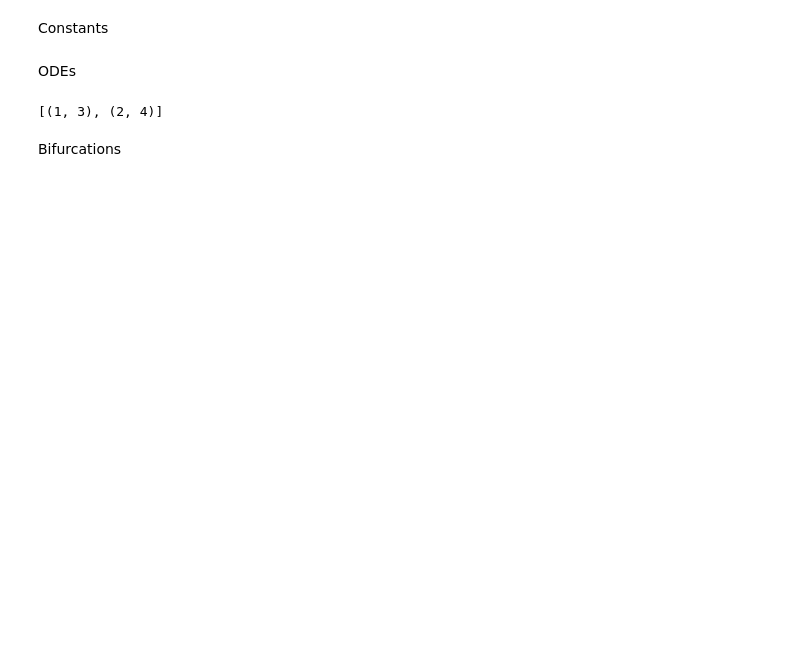
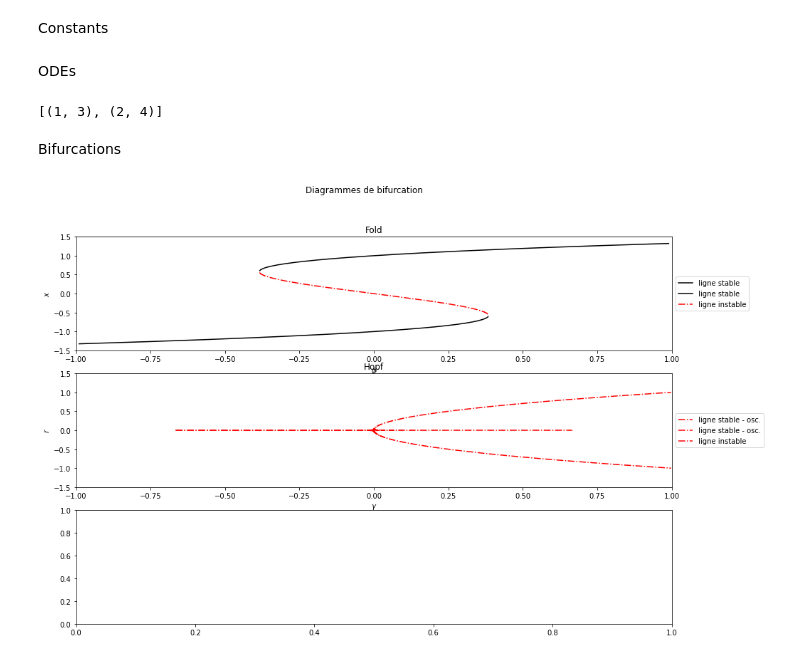
Before and after one commit to Mathieu-R/climate-tipping-points, a Jupyter notebook: notebooks/Bifurcations.ipynb, the cells around one changed output. Saved outputs shown, nothing was run; the diff lists cells and outputs as text; code cells hidden in the pictures; blank space fills up the shorter version.

```diff
--- a/notebooks/Bifurcations.ipynb
+++ b/notebooks/Bifurcations.ipynb
@@ -91,8 +91,8 @@ def fold_bifurcation(fx, df):
   nphi = 1000
   nx = 10000
 
-  phi_mesh = np.linspace(start=-0.4, stop=0.4, num=nphi)
-  x_mesh = np.linspace(start=-5, stop=5, num=nx)
+  phi_mesh = np.linspace(start=-1, stop=1, num=nphi)
+  x_mesh = np.linspace(start=-1.5, stop=1.5, num=nx)
 
   # algorithm
   for phi in phi_mesh:
@@ -105,12 +105,12 @@ def fold_bifurcation(fx, df):
         # Check its stability (stable or unstable)
         df_value = df(x, phi)
         if df_value > 0:
-          unstable_equ.append([x, phi])
+          unstable_equ.append([phi, x])
         elif df_value < 0:
           if x > 0.:
-            stable_equ_up.append([x, phi])
+            stable_equ_up.append([phi, x])
           elif x < 0.:
-            stable_equ_down.append([x, phi])
+            stable_equ_down.append([phi, x])
 
   # [[x1, phi1],...,[xN, phiN]] => [[x1,...,xN], [phi1,...,phiN]]
   unstable_equ = list(zip(*unstable_equ))
@@ -168,31 +168,33 @@ def hopf_bifurcation(fx, df):
   stable_equ_middle = list(zip(*stable_equ_middle))
   stable_equ_up = list(zip(*stable_equ_up))
   stable_equ_down = list(zip(*stable_equ_down))
 
   # plot
-  ax2.plot(stable_equ_middle[0], stable_equ_middle[0], color="black", label="ligne stable")
+  #ax2.plot(stable_equ_middle[0], stable_equ_middle[0], color="black", label="ligne stable")
   ax2.plot(stable_equ_up[0], stable_equ_up[1], linestyle="dashdot", color="red", label="ligne stable - osc.")
   ax2.plot(stable_equ_down[0], stable_equ_down[1], linestyle="dashdot", color="red", label="ligne stable - osc.")
   ax2.plot(unstable_equ[0], unstable_equ[1], linestyle="dashdot", color="red", label="ligne instable")
   ax2.set_xlabel("$\gamma$")
   ax2.set_ylabel("$r$")
   ax2.set_xlim(-1, 1)
   ax2.set_ylim(-1.5, 1.5)
   ax2.set_title("Hopf")
   ax2.legend(loc='center left', bbox_to_anchor=(1, 0.5))
 
 """Following vs forcing \phi
   # 1. loop each \phi
   # # 1.1. solve \dot{x} for that \phi => get x value
   # # 1.2. loop each r
   # # # 1.2.1 check root of the "following system" (polar)
   # # # 1.2.1 that value of x will change value of \gamma in the "following system"
 """
 def fold_hopf_bifurcations(fx, df):
   pass
 
 def run_bifurcations():
   fold_bifurcation(fold, fold_df)
   hopf_bifurcation(hopf_polar, hopf_polar_df)
 
 run_bifurcations()
+# %% [output]
+[figure, added]
```
Also changed, not shown: 2 other files.
